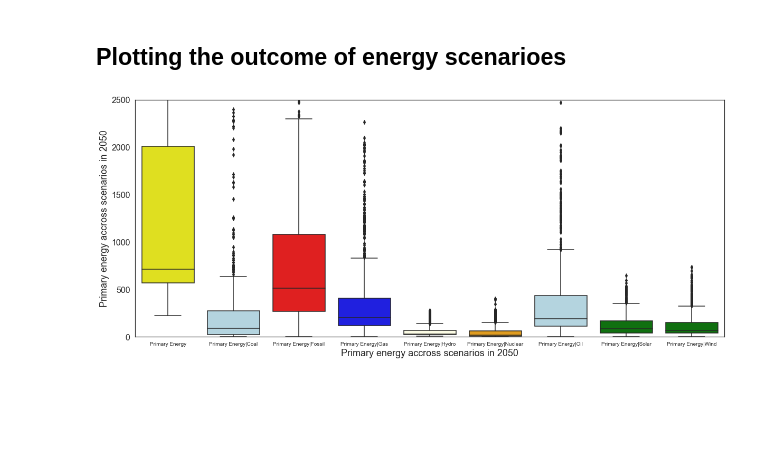
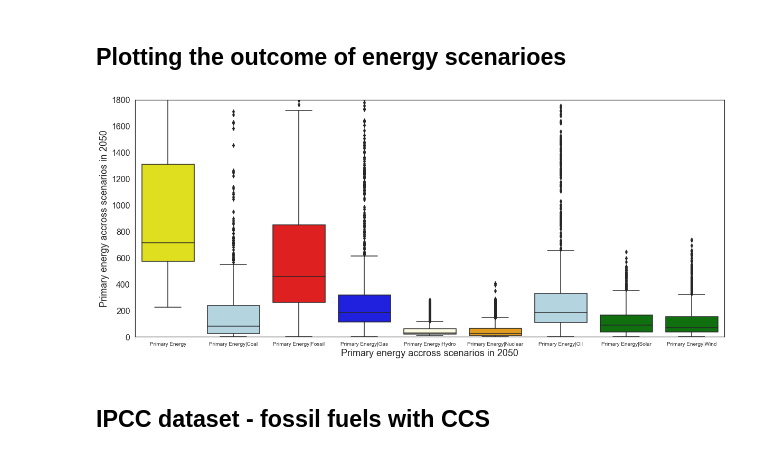
Before and after one commit to muadelm/IPCC_Scenarios, a Jupyter notebook: IPCC_Energy_Scenarios_AR6.ipynb, the cells around one changed output. Drawn from its saved outputs; the diff is of its cells as text; code cells hidden in the pictures; blank space fills up the shorter version.

Commit message:
ccs visuals

```diff
--- a/IPCC_Energy_Scenarios_AR6.ipynb
+++ b/IPCC_Energy_Scenarios_AR6.ipynb
@@ -189,19 +220,21 @@ df_final_long.Scenario.nunique()
 # %%
 # change picture size of the resulting graph
 sns.set(rc={'figure.figsize':(20,8.27)})
 
 
 # change the background color
 sns.set_style("white")
 
 #plot energy data
 sns.boxplot(x='Energy Source', y='Demand EJ/yr', data=df_final_long, palette={'Primary Energy':'yellow', 'Primary Energy|Nuclear':'orange','Primary Energy|Oil':'lightblue', 'Primary Energy|Coal':'lightblue', 'Primary Energy|Gas':'blue', 'Primary Energy|Fossil':'red', 'Primary Energy|Hydro':'lightyellow', 'Primary Energy|Wind':'green', 'Primary Energy|Solar':'green'})
 plt.ylabel('Primary energy accross scenarios in 2050', size = 18)
 plt.yticks(size = 16)
 plt.yticks(size = 16)
-plt.ylim(0, 2500)
+plt.ylim(0, 1800)
 
 plt.xlabel('Primary energy accross scenarios in 2050', size = 18)
 plt.xticks(size = 10);
 # %% [output]
-[figure, old version]
+[figure, new version]
+# %% [markdown]
+## IPCC dataset - fossil fuels with CCS
```
Also changed, not shown: parts of 11 cells of this notebook.
